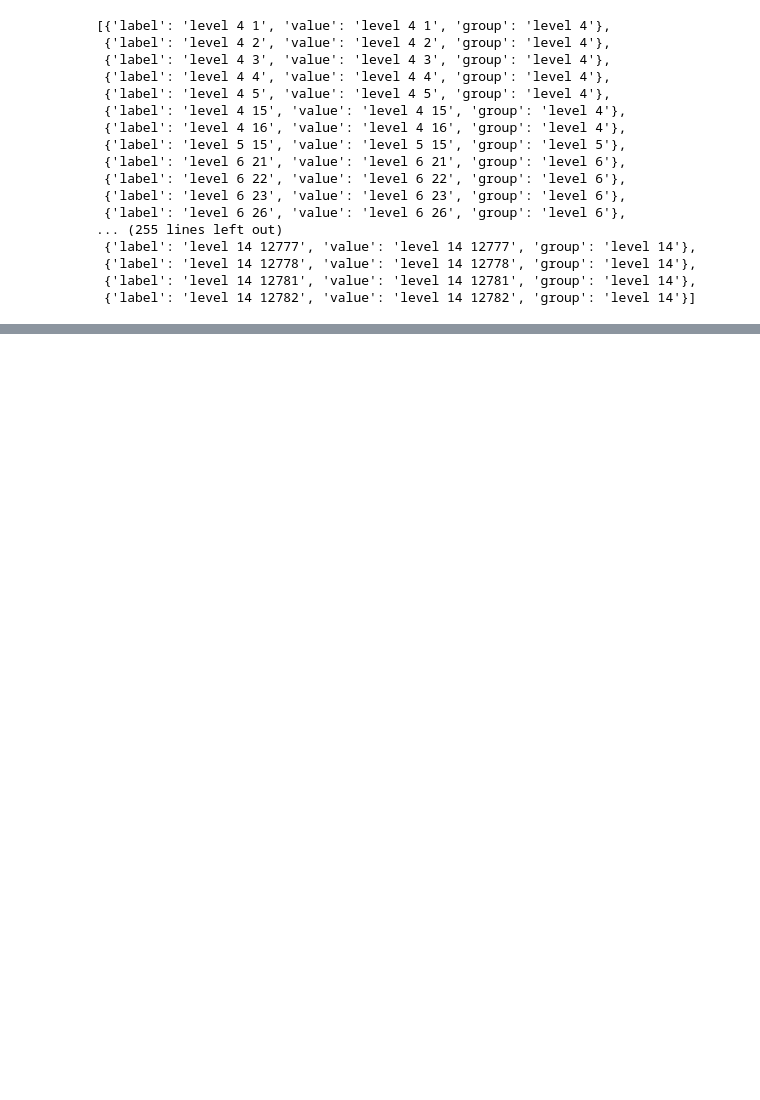
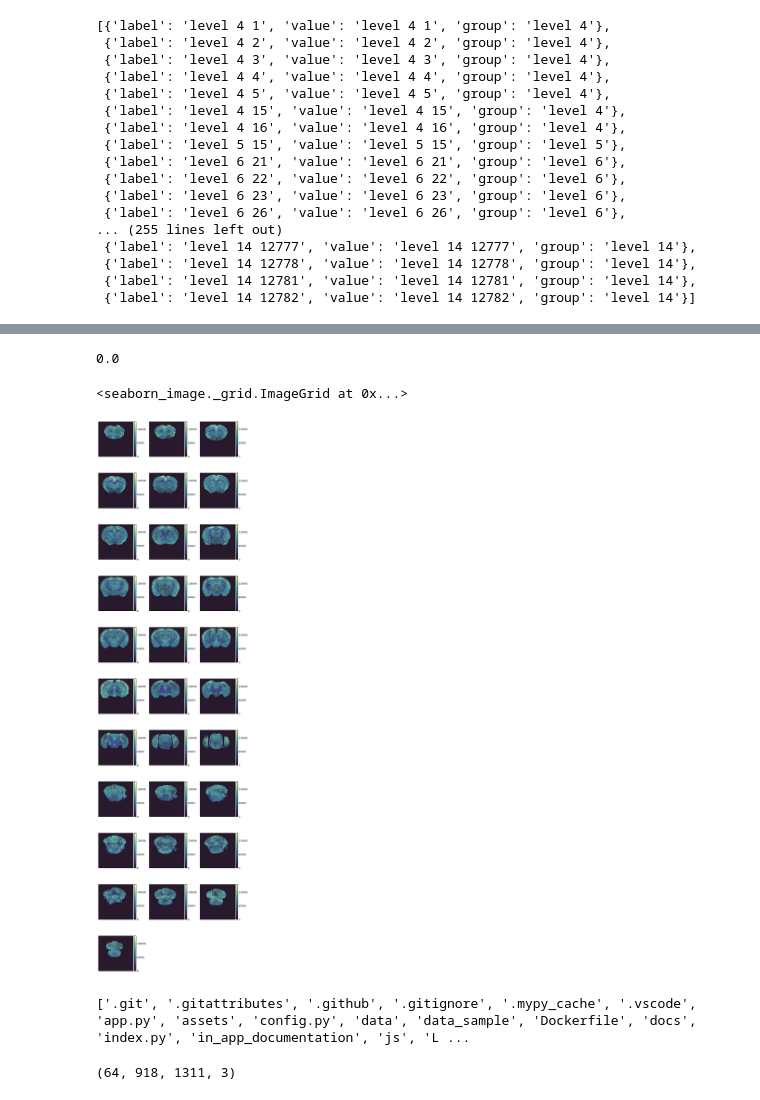
Before and after one commit to yanvow/lbae, a Jupyter notebook: notebooks/lipizones/lipizones.ipynb, the cells around one changed output, grey strips where cells are left out. Cells and saved outputs as stored; diff of their text form; code cells hidden in the pictures; blank space fills up the shorter version.

```diff
--- a/notebooks/lipizones/lipizones.ipynb
+++ b/notebooks/lipizones/lipizones.ipynb
@@ -82,0 +130,32 @@ df
+# %%
+image = np.zeros((500, 500, 31))
+
+# fill the image with the values from the dataframe
+for index, row in df.iterrows():
+    image[row["y_index"], row["z_index"], row["Section"] - 1] = row["level"] * 10000 + row["value"]
+# %%
+image[287][49][0]
+# %% [output]
+0.0
+# %%
+import seaborn_image as isns
+# plot the y_index and z_index in a image grid
+isns.ImageGrid(data=image,)
+# %% [output]
+<seaborn_image._grid.ImageGrid at 0x...>
+[figure, added]
+# %%
+import os
+
+# Move to root directory for easier module handling
+os.chdir("../..")
+print(os.listdir("."))
+
+#LBAE imports
+from modules.maldi_data import MaldiData
+from modules.figures import Figures
+from modules.atlas import Atlas
+from modules.storage import Storage
+from modules.scRNAseq import ScRNAseq
+# %% [output]
+['.git', '.gitattributes', '.github', '.gitignore', '.mypy_cache', '.vscode', 'app.py', 'assets', 'config.py', 'data', 'data_sample', 'Dockerfile', 'docs', 'index.py', 'in_app_documentation', 'js', 'L ...
@@ -82,0 +184,4 @@ df
+# %%
+im.shape
+# %% [output]
+(64, 918, 1311, 3)
```
Also changed, not shown: parts of 12 cells of this notebook, 6 other files.
